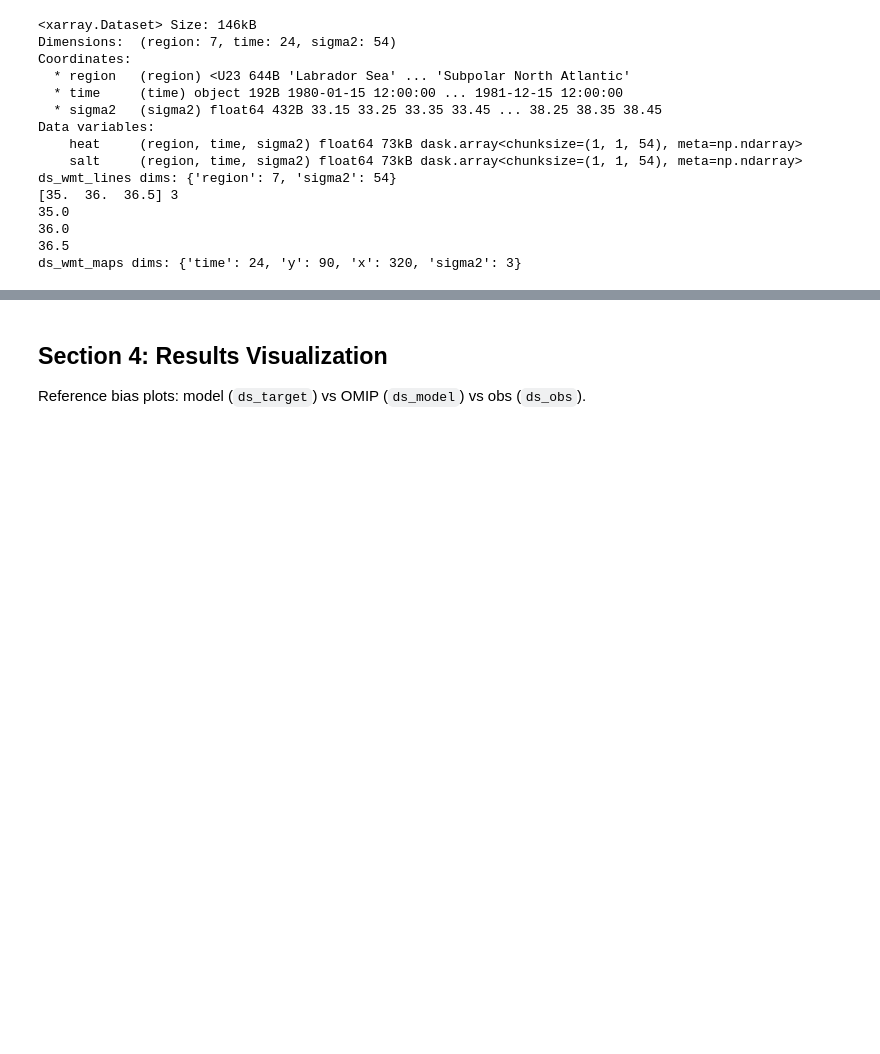
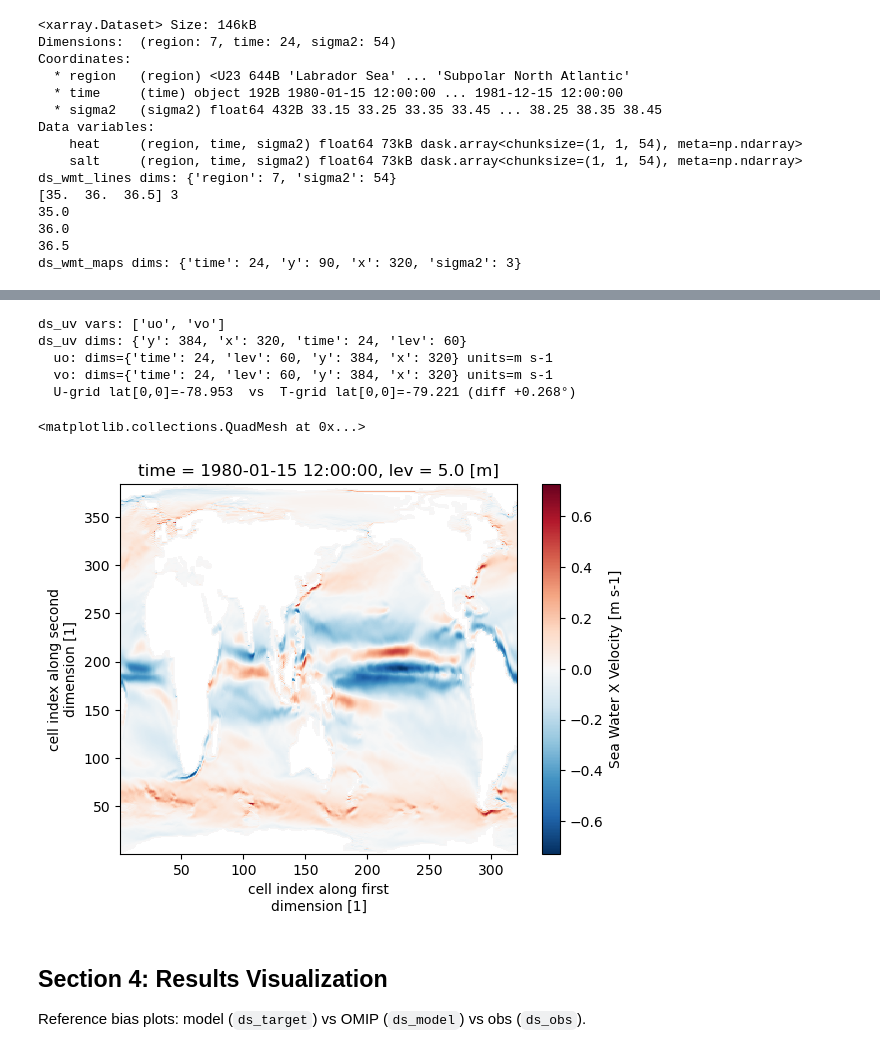
Before and after one commit to Taydra-Low/MDTF-diagnostics, a Jupyter notebook: example_notebooks/mdtf.natl_ocean_TL.ipynb, the cells around one changed output, grey strips where cells are left out. Drawn from its saved outputs; the diff is of its cells as text; code cells hidden in the pictures; blank space fills up the shorter version.

```diff
--- a/example_notebooks/mdtf.natl_ocean_TL.ipynb
+++ b/example_notebooks/mdtf.natl_ocean_TL.ipynb
@@ -179,6 +186,8 @@ if mode == "interactive":
             "hfds":      {"frequency": "month", "realm": "ocean", "dimensions": ["time","nlat","nlon"],        "standard_name": "surface_downward_heat_flux_in_sea_water",  "units": "W m-2"},
             "so":        {"frequency": "month", "realm": "ocean", "dimensions": ["time","lev","nlat","nlon"], "standard_name": "sea_water_salinity",                       "units": "psu"},
             "thetao":    {"frequency": "month", "realm": "ocean", "dimensions": ["time","lev","nlat","nlon"], "standard_name": "sea_water_potential_temperature",          "units": "degC"},
+            "uo":        {"frequency": "month", "realm": "ocean", "dimensions": ["time","lev","nlat","nlon"], "standard_name": "sea_water_x_velocity",                       "units": "m s-1"},
+            "vo":        {"frequency": "month", "realm": "ocean", "dimensions": ["time","lev","nlat","nlon"], "standard_name": "sea_water_y_velocity",                       "units": "m s-1"},
             "volcello":  {"realm": "ocean", "dimensions": ["lev","nlat","nlon"], "standard_name": "ocean_volume", "units": "m3"},
             "areacello": {"realm": "ocean", "dimensions": ["nlat","nlon"],       "standard_name": "cell_area",    "units": "m2"},
         },
@@ -325,9 +338,21 @@ fx vars loaded: areacello {'nlat': 384, 'nlon': 320, 'vertices': 4}, volcello {'
 # %% [markdown]
 ### Merge all data to create a single xarray dataset including all required variables for computations in Section 3
 # %%
-ds_merged = xr.merge(pod_env_vars.datasets + [ds_areacello, ds_volcello], join='outer')
+# Split velocity datasets (uo/vo on POP U-grid) from tracer datasets (T-grid)
+# before merging. The two grids share nlat/nlon index dims but have different
+# lat/lon coord values, so xr.merge with both would conflict.
+tracer_datasets = []
+velocity_datasets = []
+for ds in pod_env_vars.datasets:
+    if any(v in ds.data_vars for v in ('uo', 'vo')):
+        velocity_datasets.append(ds)
+    else:
+        tracer_datasets.append(ds)
+
+ds_merged = xr.merge(tracer_datasets + [ds_areacello, ds_volcello], join='outer')
 print(f'merged vars: {sorted(list(ds_merged.data_vars))}')
 print(f'merged dims: {dict(ds_merged.sizes)}')
+print(f'split off {len(velocity_datasets)} velocity dataset(s) for ds_uv in Step 8')
 # %% [output]
 merged vars: ['areacello', 'hfds', 'lat_bnds', 'lev_bnds', 'lon_bnds', 'so', 'thetao', 'tos', 'volcello', 'vsf']
 merged dims: {'nlat': 384, 'nlon': 320, 'time': 24, 'lev': 60, 'vertices': 4, 'd2': 2}
@@ -507,3 +539,29 @@ ds_wmt_maps dims: {'time': 24, 'y': 90, 'x': 320, 'sigma2': 3}
+# %%
+ds_uv = xr.merge(velocity_datasets, join='outer')
+ds_uv = POD_utils.preprocess_coords(ds_uv)  # depth -> m, rename coords
+
+print('ds_uv vars:', list(ds_uv.data_vars))
+print('ds_uv dims:', dict(ds_uv.sizes))
+for v in ('uo', 'vo'):
+    da = ds_uv[v]
+    print(f'  {v}: dims={dict(da.sizes)} units={da.attrs.get("units")}')
+
+# Confirm U-grid lat differs from T-grid lat (proves the split was correct)
+ugrid_lat = ds_uv['lat'].values[0, 0]
+tgrid_lat = ds_merged['lat'].values[0, 0]
+print(f'  U-grid lat[0,0]={ugrid_lat:.3f}  vs  T-grid lat[0,0]={tgrid_lat:.3f} '
+      f'(diff {ugrid_lat - tgrid_lat:+.3f}\u00b0)')
+# %% [output]
+ds_uv vars: ['uo', 'vo']
+ds_uv dims: {'y': 384, 'x': 320, 'time': 24, 'lev': 60}
+  uo: dims={'time': 24, 'lev': 60, 'y': 384, 'x': 320} units=m s-1
+  vo: dims={'time': 24, 'lev': 60, 'y': 384, 'x': 320} units=m s-1
+  U-grid lat[0,0]=-78.953  vs  T-grid lat[0,0]=-79.221 (diff +0.268°)
+# %%
+ds_uv.uo.isel(time=0, lev=0).plot()
+# %% [output]
+<matplotlib.collections.QuadMesh at 0x...>
+[figure, added]
 # %% [markdown]
 <a id='section4'></a>
 ## Section 4: Results Visualization
```
Also changed, not shown: parts of 12 cells of this notebook, 1 other file.
